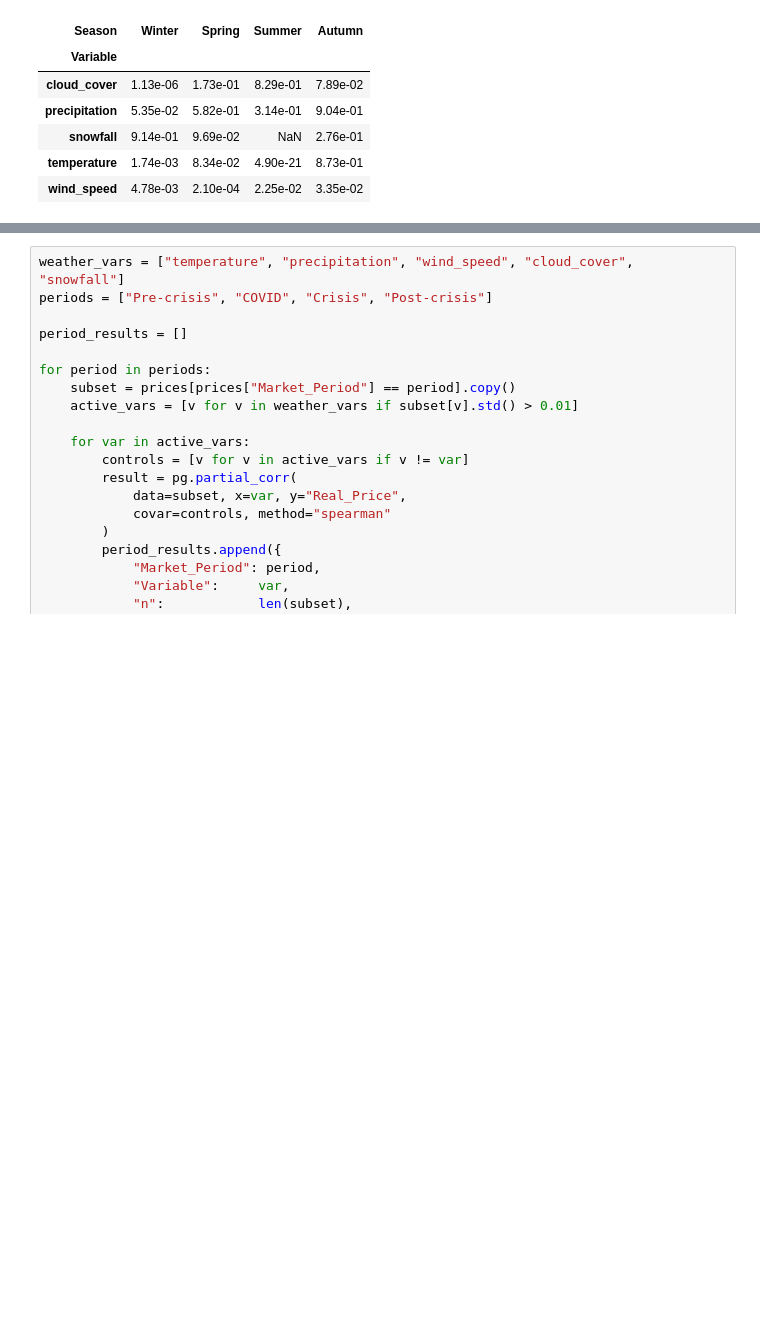
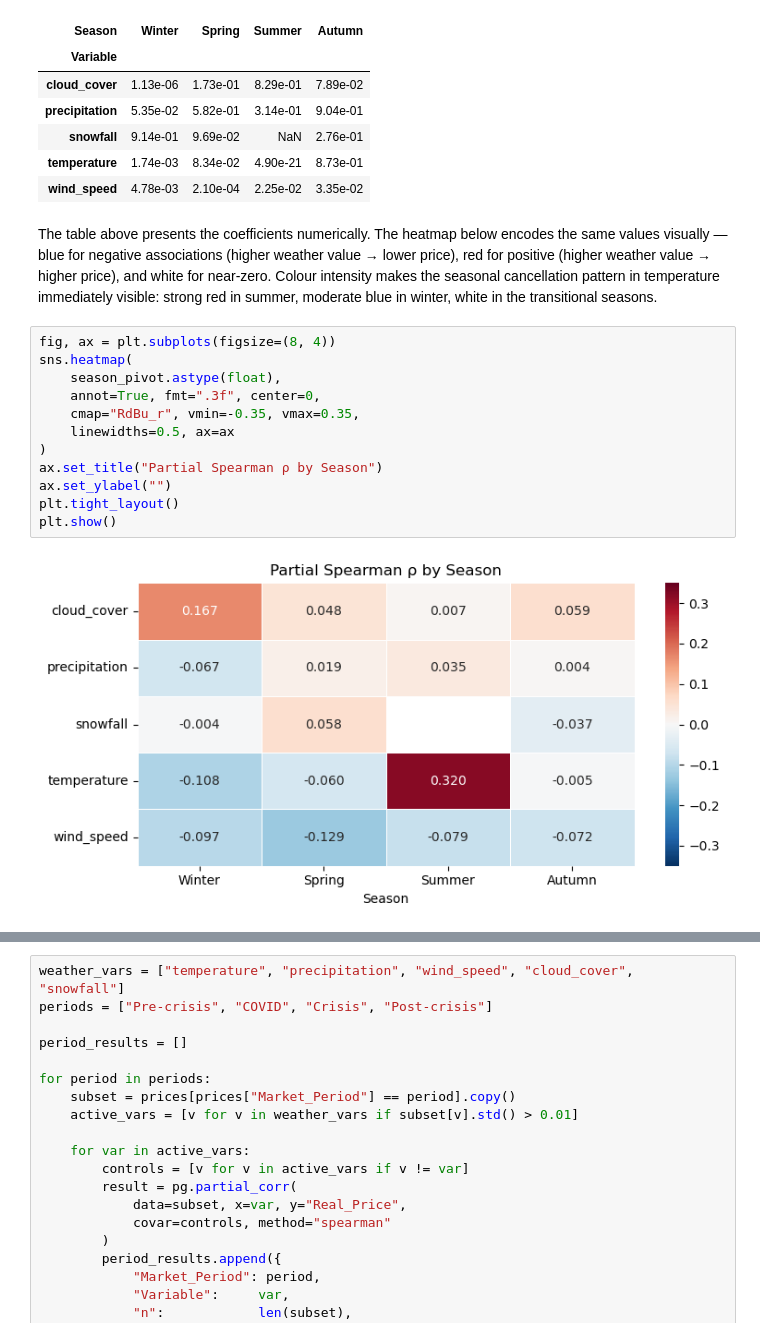
Before and after one commit to AdelinChaushev/Bulgarian-electricity-prices, a Jupyter notebook: BulgarianElectricityPrices.ipynb, the cells around one changed output, grey strips where cells are left out. Drawn from its saved outputs; the diff is of its cells as text; blank space fills up the shorter version.

```diff
--- a/BulgarianElectricityPrices.ipynb
+++ b/BulgarianElectricityPrices.ipynb
@@ -1164,6 +1316,22 @@ season_p
 | snowfall | 9.14e-01 | 9.69e-02 | NaN | 2.76e-01 |
 | temperature | 1.74e-03 | 8.34e-02 | 4.90e-21 | 8.73e-01 |
 | wind_speed | 4.78e-03 | 2.10e-04 | 2.25e-02 | 3.35e-02 |
+# %% [markdown]
+The table above presents the coefficients numerically. The heatmap below encodes the same values visually — blue for negative associations (higher weather value → lower price), red for positive (higher weather value → higher price), and white for near-zero. Colour intensity makes the seasonal cancellation pattern in temperature immediately visible: strong red in summer, moderate blue in winter, white in the transitional seasons.
+# %%
+fig, ax = plt.subplots(figsize=(8, 4))
+sns.heatmap(
+    season_pivot.astype(float),
+    annot=True, fmt=".3f", center=0,
+    cmap="RdBu_r", vmin=-0.35, vmax=0.35,
+    linewidths=0.5, ax=ax
+)
+ax.set_title("Partial Spearman ρ by Season")
+ax.set_ylabel("")
+plt.tight_layout()
+plt.show()
+# %% [output]
+[figure, added]
 # %% [markdown]
 #### 8.1.1 Results
 
```
Also changed, not shown: parts of 63 cells of this notebook.
